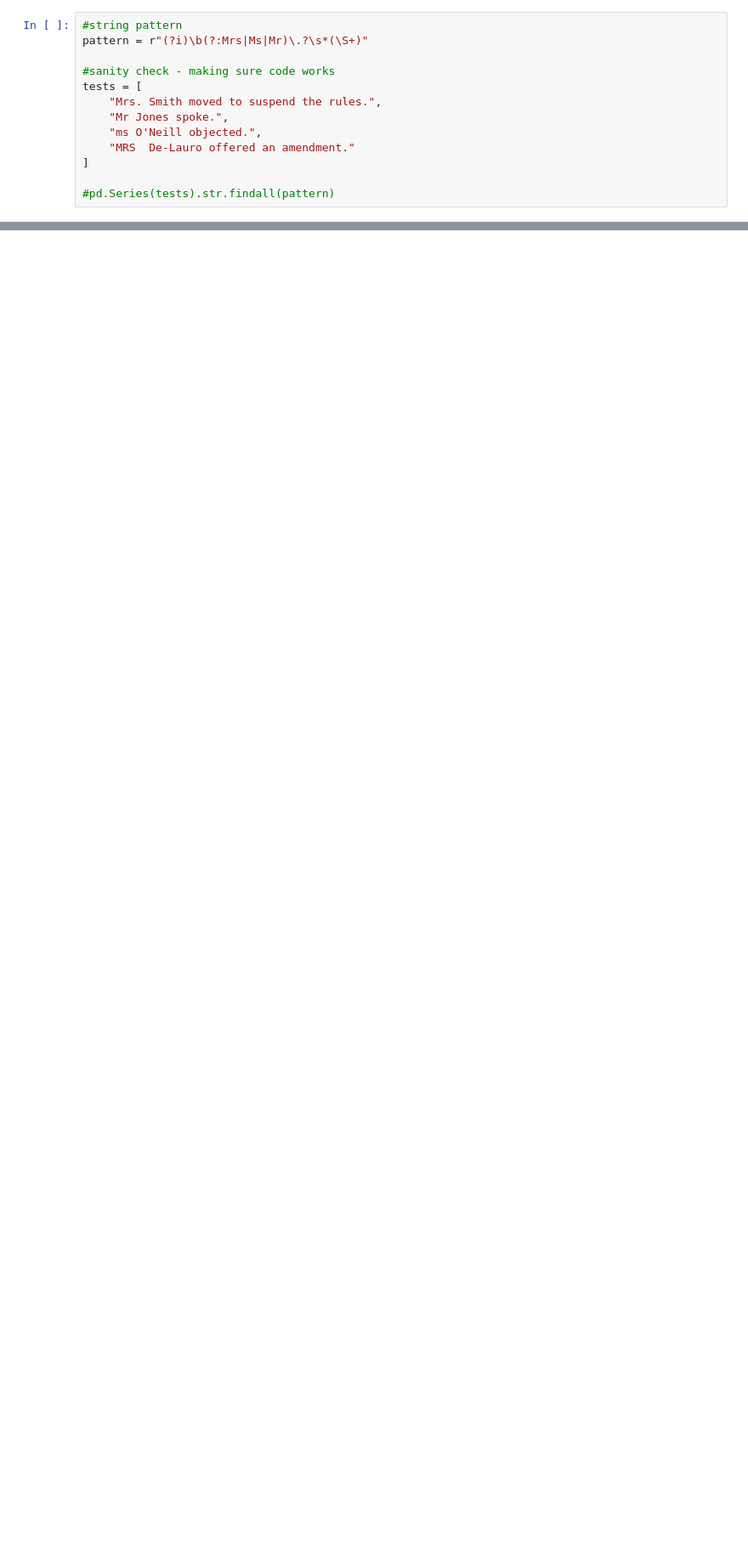
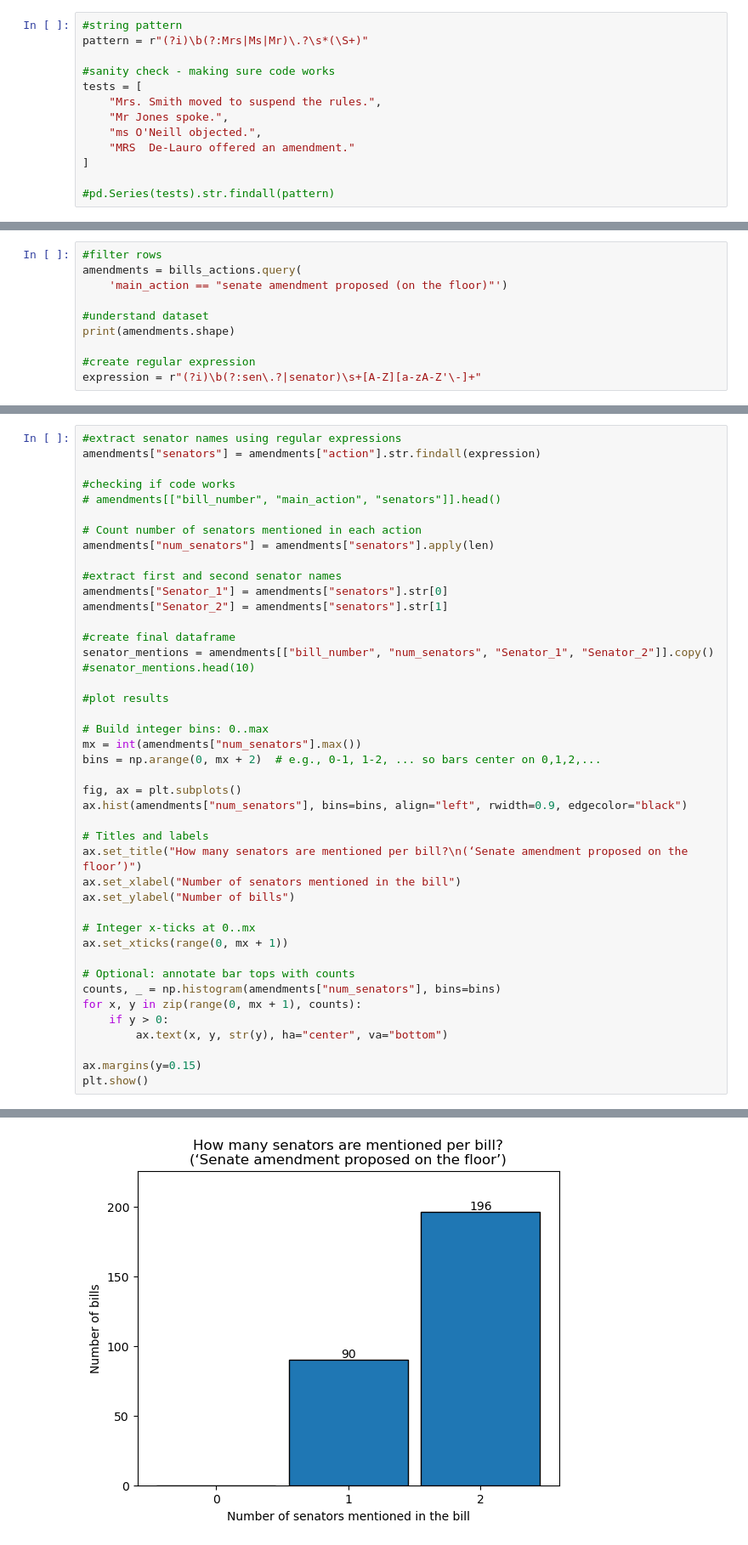
Before and after one commit to tanyajagdishemory/datasci530fall2025, a Jupyter notebook: Assignments/Assignment 4.ipynb, the cells around one changed output, grey strips where cells are left out. Shown at 85% size. Drawn from its saved outputs; the diff is of its cells as text; blank space fills up the shorter version.

```diff
--- a/Assignments/Assignment 4.ipynb
+++ b/Assignments/Assignment 4.ipynb
@@ -207,0 +258,10 @@ See the caveats in the documentation: https://pandas.pydata.org/pandas-docs/stab
+# %%
+#filter rows
+amendments = bills_actions.query(
+    'main_action == "senate amendment proposed (on the floor)"')
+
+#understand dataset
+print(amendments.shape)
+
+#create regular expression
+expression = r"(?i)\b(?:sen\.?|senator)\s+[A-Z][a-zA-Z'\-]+"
@@ -207,0 +286,44 @@ See the caveats in the documentation: https://pandas.pydata.org/pandas-docs/stab
+# %%
+#extract senator names using regular expressions
+amendments["senators"] = amendments["action"].str.findall(expression)
+
+#checking if code works
+# amendments[["bill_number", "main_action", "senators"]].head()
+
+# Count number of senators mentioned in each action
+amendments["num_senators"] = amendments["senators"].apply(len)
+
+#extract first and second senator names
+amendments["Senator_1"] = amendments["senators"].str[0]
+amendments["Senator_2"] = amendments["senators"].str[1]
+
+#create final dataframe
+senator_mentions = amendments[["bill_number", "num_senators", "Senator_1", "Senator_2"]].copy()
+#senator_mentions.head(10)
+
+#plot results
+
+# Build integer bins: 0..max
+mx = int(amendments["num_senators"].max())
+bins = np.arange(0, mx + 2)  # e.g., 0-1, 1-2, ... so bars center on 0,1,2,...
+
+fig, ax = plt.subplots()
+ax.hist(amendments["num_senators"], bins=bins, align="left", rwidth=0.9, edgecolor="black")
+
+# Titles and labels
+ax.set_title("How many senators are mentioned per bill?\n(‘Senate amendment proposed on the floor’)")
+ax.set_xlabel("Number of senators mentioned in the bill")
+ax.set_ylabel("Number of bills")
+
+# Integer x-ticks at 0..mx
+ax.set_xticks(range(0, mx + 1))
+
+# Optional: annotate bar tops with counts
+counts, _ = np.histogram(amendments["num_senators"], bins=bins)
+for x, y in zip(range(0, mx + 1), counts):
+    if y > 0:
+        ax.text(x, y, str(y), ha="center", va="bottom")
+
+ax.margins(y=0.15)
+plt.show()
+# %% [output]
@@ -207,0 +350 @@ See the caveats in the documentation: https://pandas.pydata.org/pandas-docs/stab
+[figure, added]
```
Also changed, not shown: parts of 29 cells of this notebook, 3 other files.
